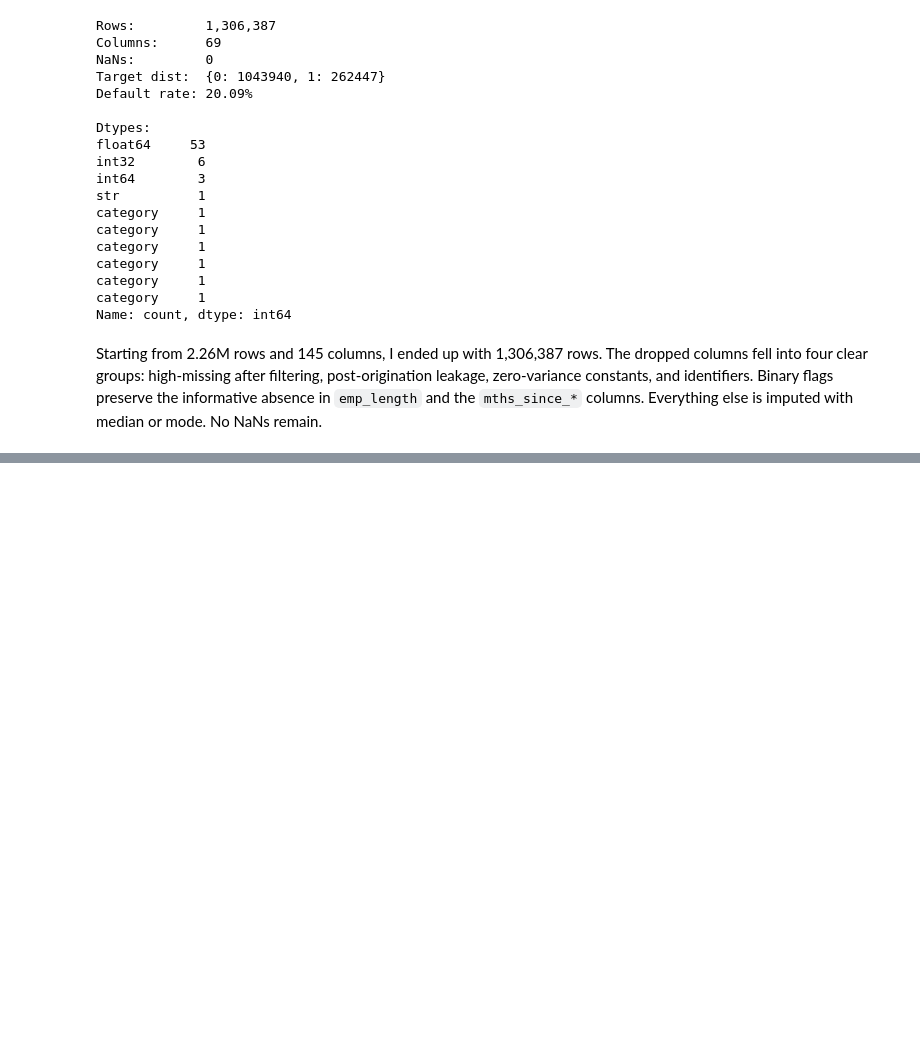
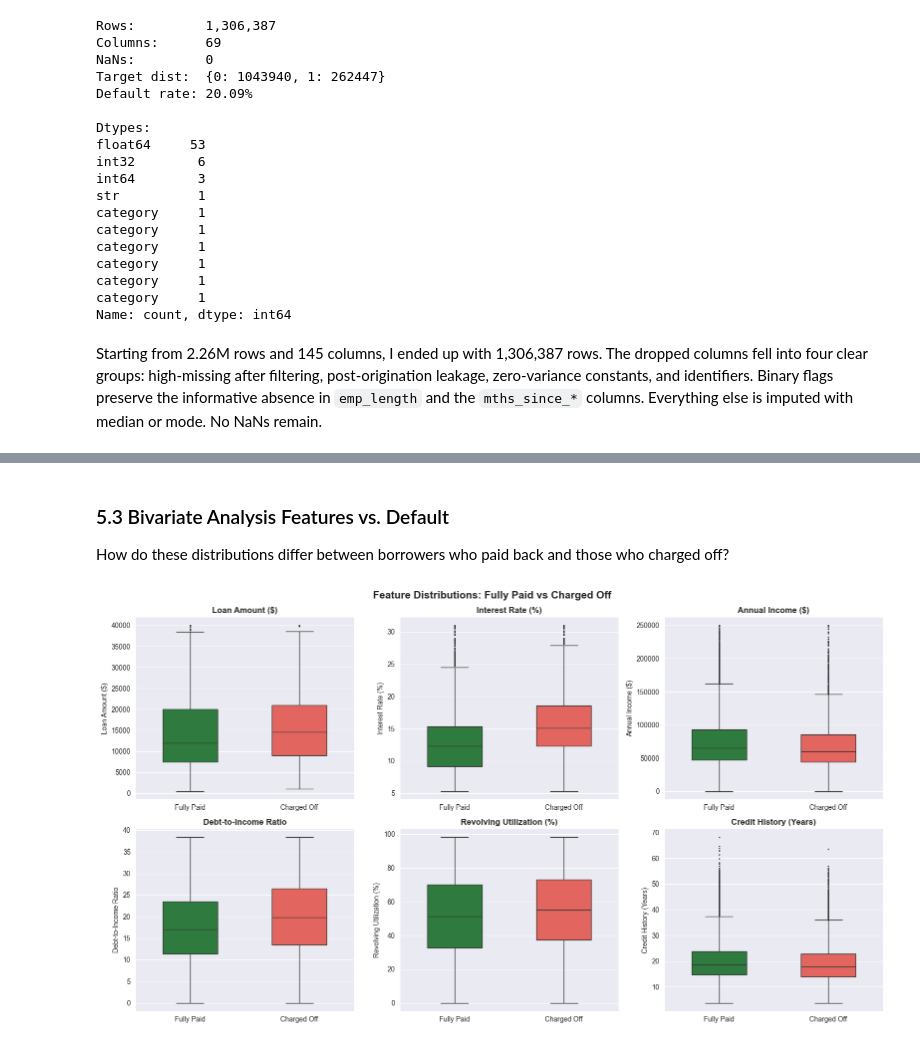
Before and after one commit to AhmedInv40/Predicting-Loan-Default, a Jupyter notebook: PredictingLoanDefault.ipynb, the cells around one changed output, grey strips where cells are left out. Cells and saved outputs as stored; diff of their text form; code cells hidden in the pictures; blank space fills up the shorter version.

```diff
--- a/PredictingLoanDefault.ipynb
+++ b/PredictingLoanDefault.ipynb
@@ -594,0 +668,41 @@ Starting from 2.26M rows and 145 columns, I ended up with 1,306,387 rows. The dr
+# %% [markdown]
+### 5.3 Bivariate Analysis Features vs. Default
+
+How do these distributions differ between borrowers who paid back and those who charged off?
+# %%
+key_features2  = ['loan_amnt', 'int_rate', 'annual_inc', 'dti',
+                   'revol_util', 'credit_history_years']
+feature_labels = ['Loan Amount ($)', 'Interest Rate (%)', 'Annual Income ($)',
+                  'Debt-to-Income Ratio', 'Revolving Utilization (%)', 'Credit History (Years)']
+
+clip_upper = {
+    'annual_inc' : loans['annual_inc'].quantile(0.99),
+    'dti'        : loans['dti'].quantile(0.99),
+    'revol_util' : loans['revol_util'].quantile(0.99)
+}
+
+sample = loans.sample(n=50000, random_state=SEED)
+
+fig, axes = plt.subplots(2, 3, figsize=(16, 9))
+axes = axes.flatten()
+
+for i, (col, label) in enumerate(zip(key_features2, feature_labels)):
+    ax         = axes[i]
+    upper      = clip_upper.get(col, sample[col].max())
+    plot_data  = sample[[col, 'target']].copy()
+    plot_data[col]      = plot_data[col].clip(upper=upper)
+    plot_data['Status'] = plot_data['target'].map({0: 'Fully Paid', 1: 'Charged Off'})
+
+    sns.boxplot(data=plot_data, x='Status', y=col, ax=ax,
+                palette={'Fully Paid': '#238636', 'Charged Off': '#f85149'},
+                width=0.5, fliersize=1)
+
+    ax.set_title(label, fontsize=12, fontweight='bold')
+    ax.set_xlabel('')
+    ax.set_ylabel(label)
+
+plt.suptitle('Feature Distributions: Fully Paid vs Charged Off', fontsize=15, fontweight='bold')
+plt.tight_layout()
+plt.show()
+# %% [output]
+[figure, added]
```
Also changed, not shown: parts of 11 cells of this notebook.
